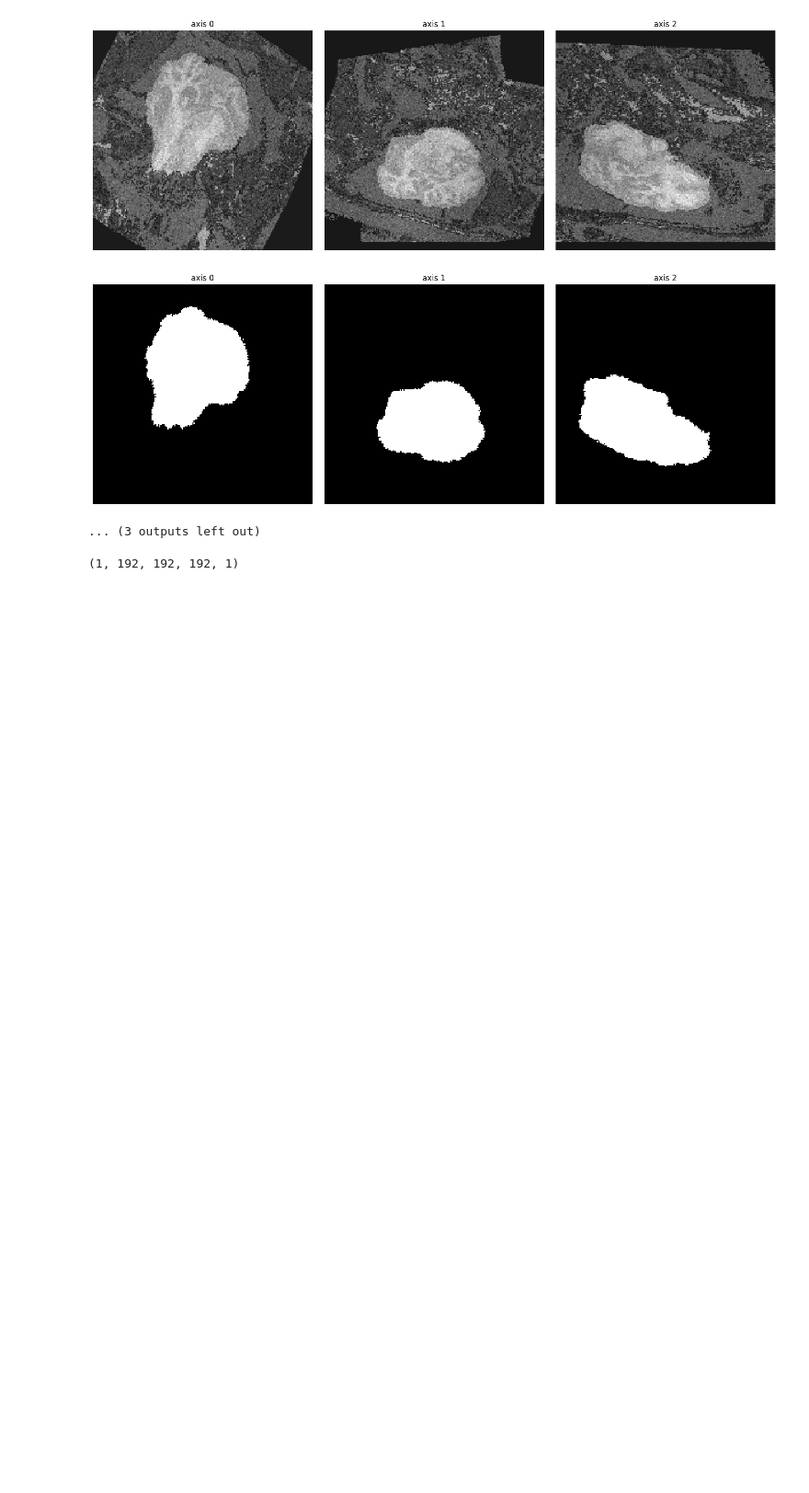
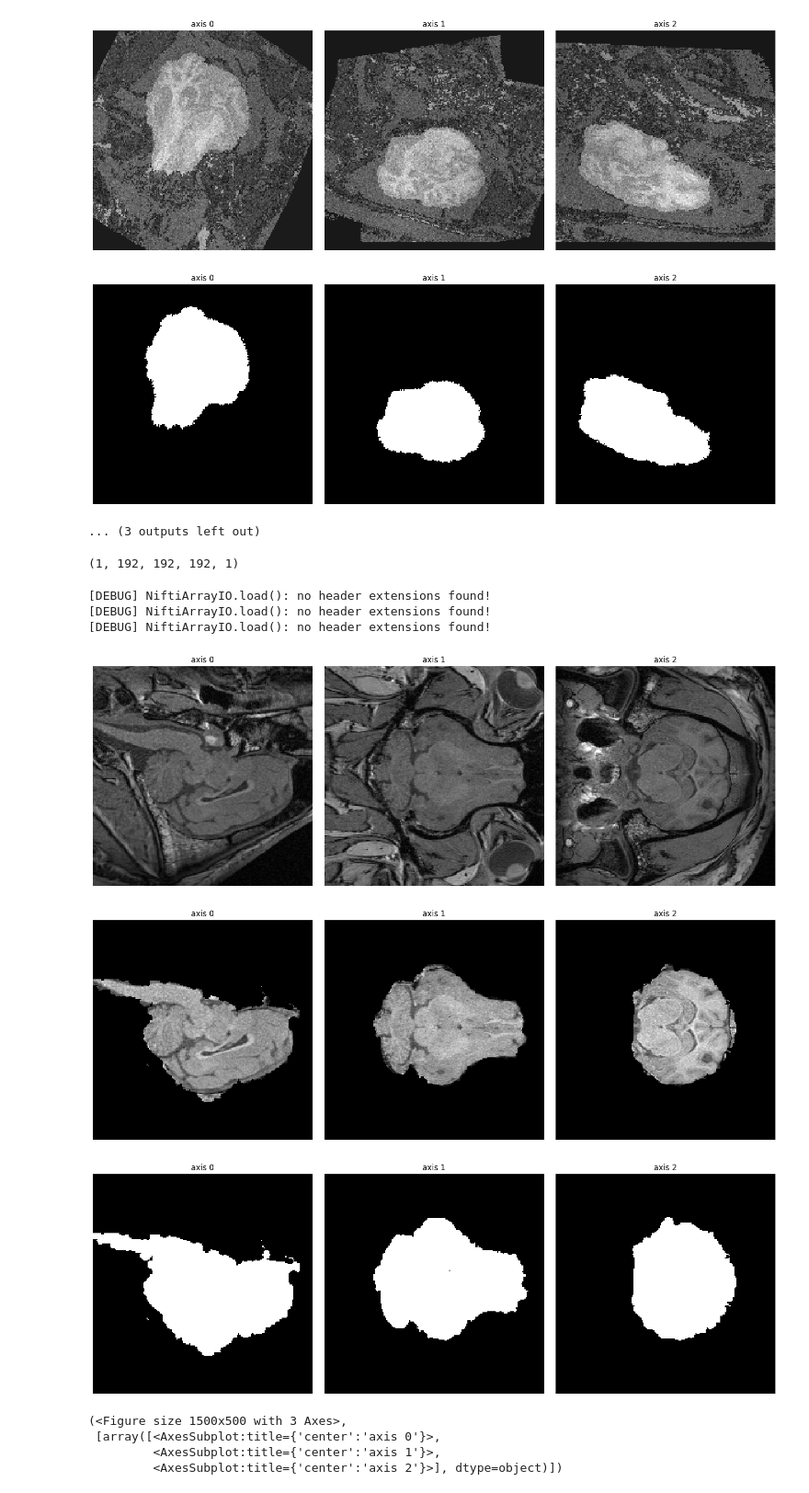
Before and after one commit to dadashkarimi/pig, a Jupyter notebook: PigGMM.ipynb, the cells around one changed output. Shown at 92% size. Cells and saved outputs as stored; diff of their text form; code cells hidden in the pictures; blank space fills up the shorter version.

```diff
--- a/PigGMM.ipynb
+++ b/PigGMM.ipynb
@@ -199,3 +201,24 @@ for i in range(5):
 fragment.shape
 # %% [output]
 (1, 192, 192, 192, 1)
+# %%
+folder_path = "/gpfs/fs001/cbica/home/dadashkj/upenn_pigAnatomical/template/"
+geom_data = sf.load_volume(os.path.join(folder_path, 'anat.nii.gz')).geom
+pig_anat = sf.load_volume(os.path.join(folder_path, 'anat.nii.gz')).reshape([param_3d.img_size_192,]*3).data
+ #sf.load_volume(os.path.join(folder_path, 'anat_brain.nii.gz')).reshape([param_3d.img_size_192,]*3).data
+pig_brain_mask = sf.load_volume(os.path.join(folder_path, 'anat_brain_mask.nii.gz')).reshape([param_3d.img_size_192,]*3).data
+pig_brain = pig_anat * (pig_brain_mask == 1)
+ne.plot.volume3D(pig_anat)
+ne.plot.volume3D(pig_brain)
+ne.plot.volume3D(pig_brain_mask)
+# %% [output]
+[DEBUG] NiftiArrayIO.load(): no header extensions found!
+[DEBUG] NiftiArrayIO.load(): no header extensions found!
+[DEBUG] NiftiArrayIO.load(): no header extensions found!
+[figure, added]
+[figure, added]
+[figure, added]
+(<Figure size 1500x500 with 3 Axes>,
+ [array([<AxesSubplot:title={'center':'axis 0'}>,
+         <AxesSubplot:title={'center':'axis 1'}>,
+         <AxesSubplot:title={'center':'axis 2'}>], dtype=object)])
```
Also changed, not shown: parts of 2 cells of this notebook, 1 other file.
